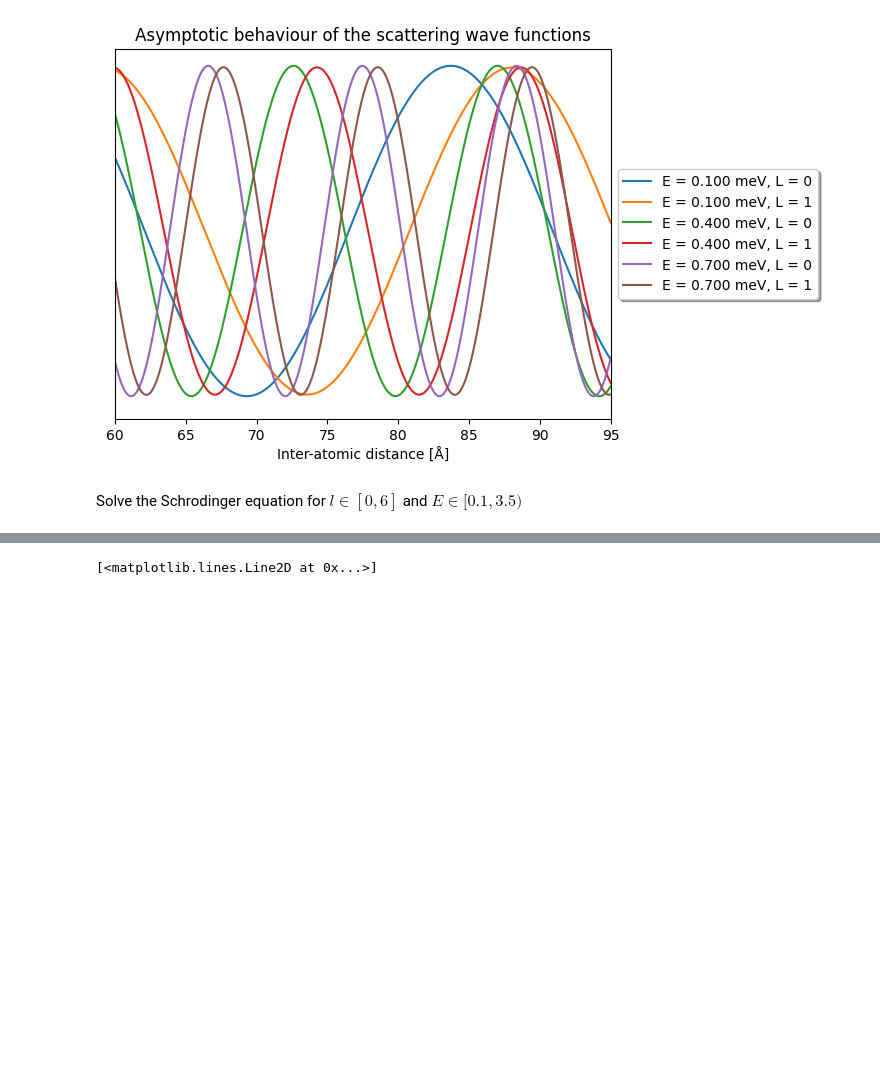
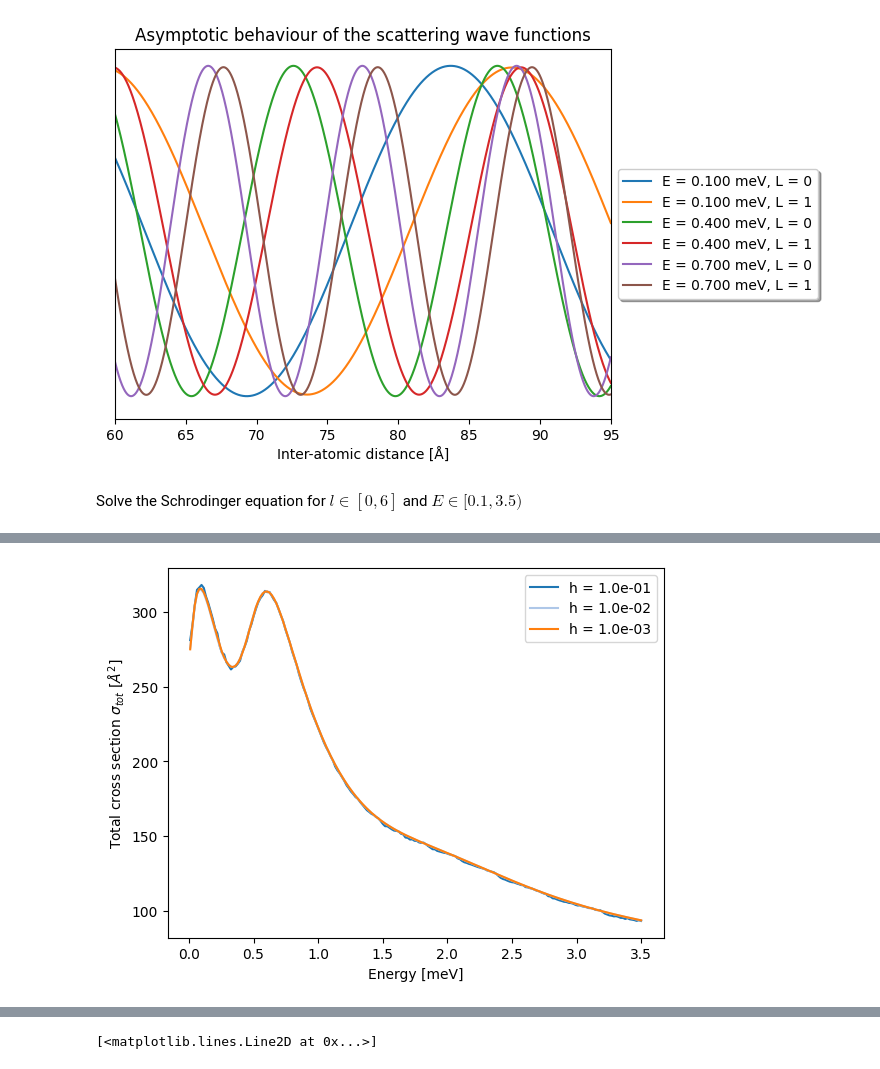
Before and after one commit to ihategoto/physipy, a Jupyter notebook: physipy/notebooks/phase_shifts_scattering.ipynb, the cells around one changed output, grey strips where cells are left out. Drawn from its saved outputs; the diff is of its cells as text; code cells hidden in the pictures; blank space fills up the shorter version.

```diff
--- a/physipy/notebooks/phase_shifts_scattering.ipynb
+++ b/physipy/notebooks/phase_shifts_scattering.ipynb
@@ -130,5 +151,23 @@ plt.plot(E, (np.tan(phases_unwrap) / phys.wave_vector(E, **kwargs)).T)
 # %%
+cross_sections = np.zeros((len(hs), len(E)))
 i = 0
-for _l in ls:
-    cross_section += 4 * np.pi * kwargs['hbar_squared_over_2_m'] * (2 * _l + 1) * np.pow(np.sin(phases_unwrap[i, :]), 2) / E
+
+for h in hs:
+    j = 0
+    for _l in ls:
+        cross_sections[i] += 4 * np.pi * kwargs['hbar_squared_over_2_m'] * (2 * _l + 1) * np.pow(np.sin(phases_unwrap[i, :, j]), 2) / E
+        j += 1
     i += 1
+# %%
+i = 0
+
+for h in hs:
+    plt.ylabel(r'Total cross section $\sigma_{tot}$ [$Å^2$]')
+    plt.xlabel('Energy [meV]')
+    plt.plot(E, cross_sections[i], label = f'h = {h:.1e}')
+    i += 1
+
+plt.legend()
+plt.show()
+# %% [output]
+[figure, added]
```
Also changed, not shown: parts of 9 cells of this notebook.
